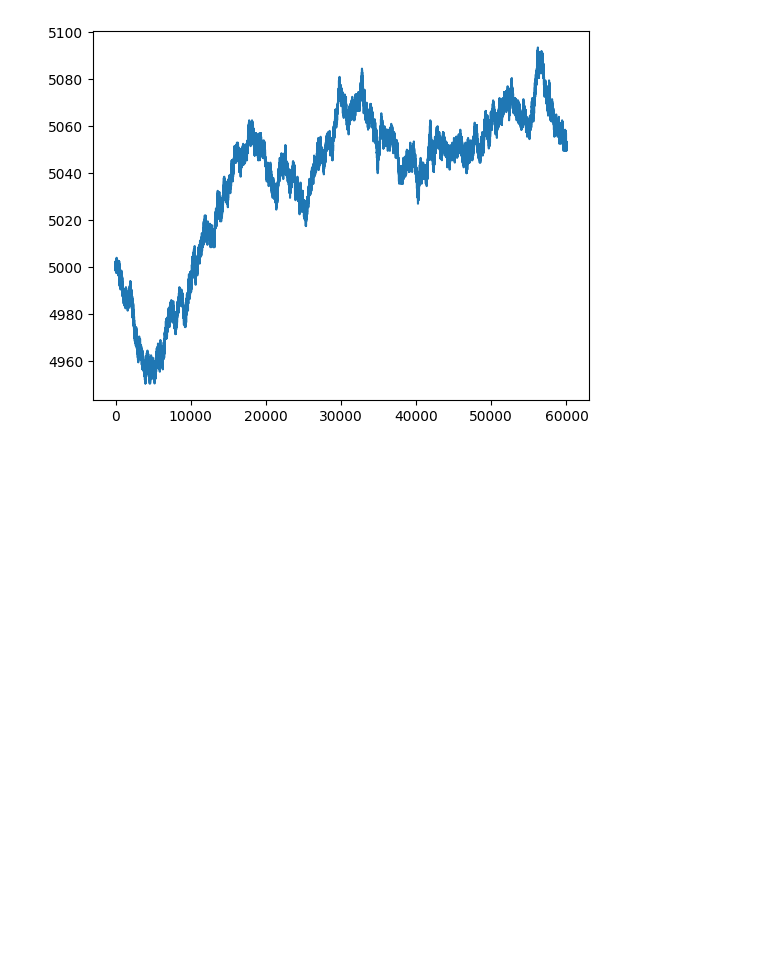
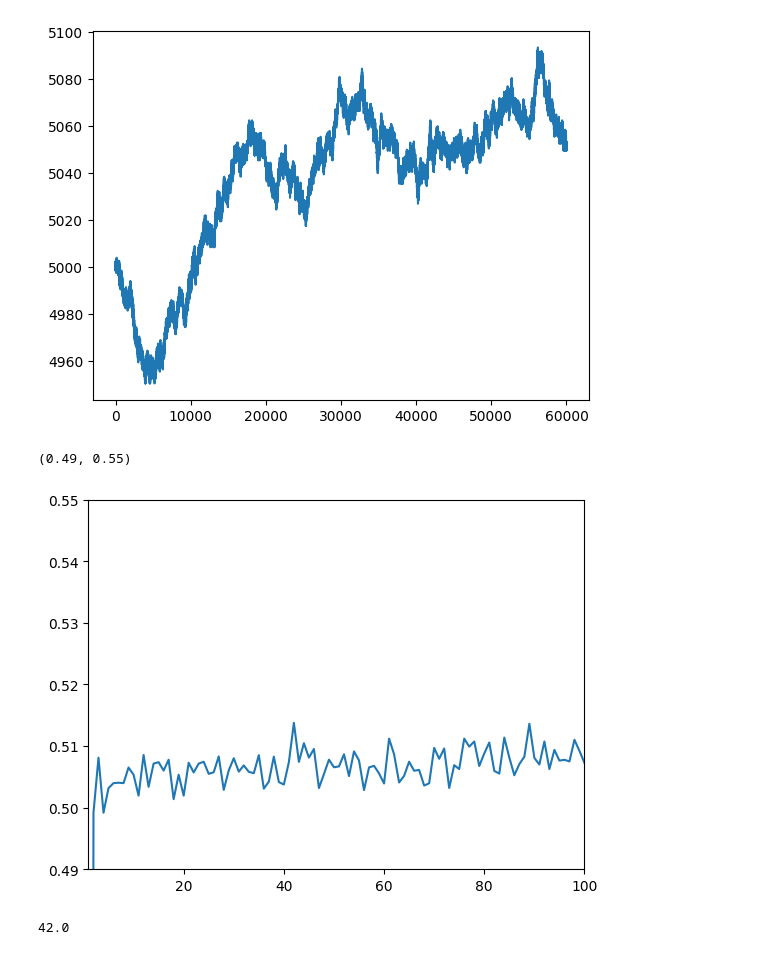
Before and after one commit to kaiwenShen/imc_prosperity_2024, a Jupyter notebook: round1_playground.ipynb, the cells around one changed output. Cells and saved outputs as stored; diff of their text form; code cells hidden in the pictures; blank space fills up the shorter version.

```diff
--- a/round1_playground.ipynb
+++ b/round1_playground.ipynb
@@ -58,2 +74,0 @@ from statsmodels.tsa.seasonal import seasonal_decompose
-# %%
-result = seasonal_decompose(prices[prices['product']=='STARFRUIT']['mid_price'], model='multiplicative', period=100)
@@ -59,0 +79,19 @@ result = seasonal_decompose(prices[prices['product']=='STARFRUIT']['mid_price'],
+# %%
+periods = np.linspace(1,100,100)
+def period_search(period):
+    mid_price = prices[prices['product']=='STARFRUIT']['mid_price'].reset_index(drop=True)
+    prediction_target = np.sign(mid_price.diff()).shift(-1).dropna()
+    prediction_target[prediction_target==0] = np.nan
+    prediction_target.bfill(inplace=True)
+    result = seasonal_decompose(mid_price,model='m',two_sided=False,period=int(period))
+    y_pred = ((result.trend*result.seasonal.shift(-1))-result.trend).dropna()
+    return accuracy_score(prediction_target.iloc[y_pred.index],np.sign(y_pred))
+# %%
+search_res = Parallel(n_jobs=4)(delayed(period_search)(period) for period in periods)
+# %%
+plt.plot(periods,search_res)
+plt.xlim([1,100])
+plt.ylim([0.49,0.55])
+# %% [output]
+(0.49, 0.55)
+[figure, added]
@@ -59,0 +100,4 @@ result = seasonal_decompose(prices[prices['product']=='STARFRUIT']['mid_price'],
+# %%
+period
+# %% [output]
+42.0
```
Also changed, not shown: parts of 22 cells of this notebook, 2 other files.
